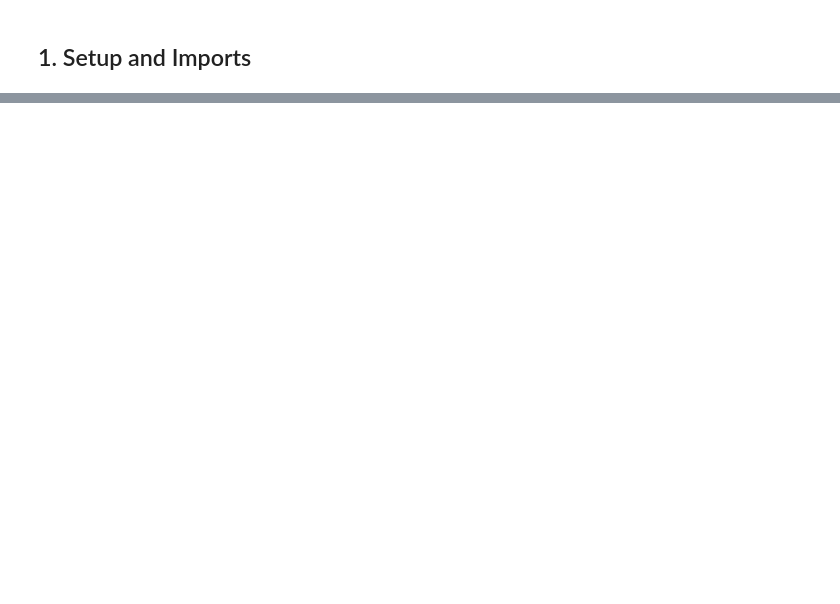
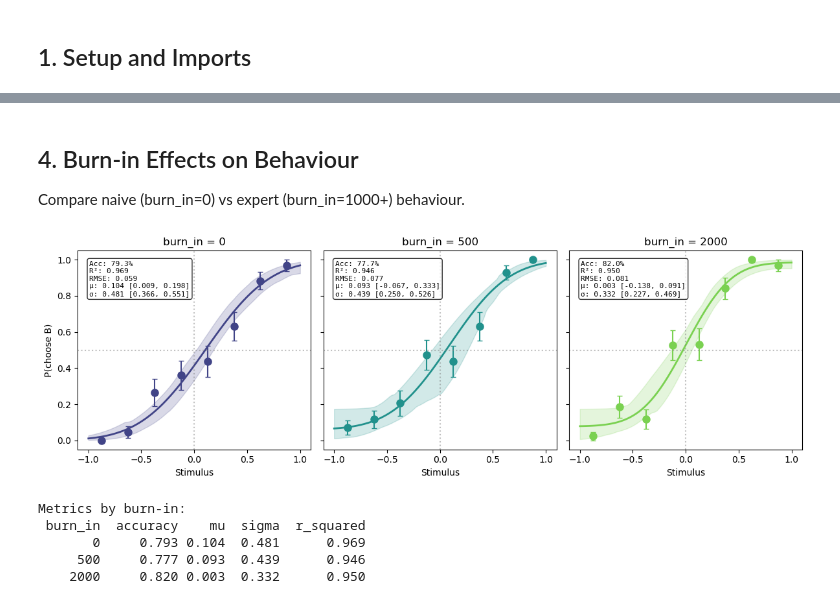
Before and after one commit to serkanshentyurk/sound_categorisation, a Jupyter notebook: BE_recovery_analysis.ipynb, the cells around one changed output, grey strips where cells are left out. Cells and saved outputs as stored; diff of their text form; code cells hidden in the pictures; blank space fills up the shorter version.

```diff
--- a/BE_recovery_analysis.ipynb
+++ b/BE_recovery_analysis.ipynb
@@ -486,0 +210,25 @@ alpha
+# %% [markdown]
+## 4. Burn-in Effects on Behaviour
+
+Compare naive (burn_in=0) vs expert (burn_in=1000+) behaviour.
+# %%
+# Visualise psychometric curves at different burn-in levels
+fig, gof_df = plot_psychometric_by_burn_in(
+    params=TRUE_BE_PARAMS,
+    burn_in_values=[0, 500, 2000],
+    n_trials=N_TRIALS,
+    show_gof=True,
+    show_params=True,
+    n_bootstrap=50
+)
+plt.show()
+
+print("\nMetrics by burn-in:")
+print(gof_df[['burn_in', 'accuracy', 'mu', 'sigma', 'r_squared']].round(3).to_string(index=False))
+# %% [output]
+[figure, added]
+Metrics by burn-in:
+ burn_in  accuracy    mu  sigma  r_squared
+       0     0.793 0.104  0.481      0.969
+     500     0.777 0.093  0.439      0.946
+    2000     0.820 0.003  0.332      0.950
```
Also changed, not shown: parts of 85 cells of this notebook, 7 other files.
